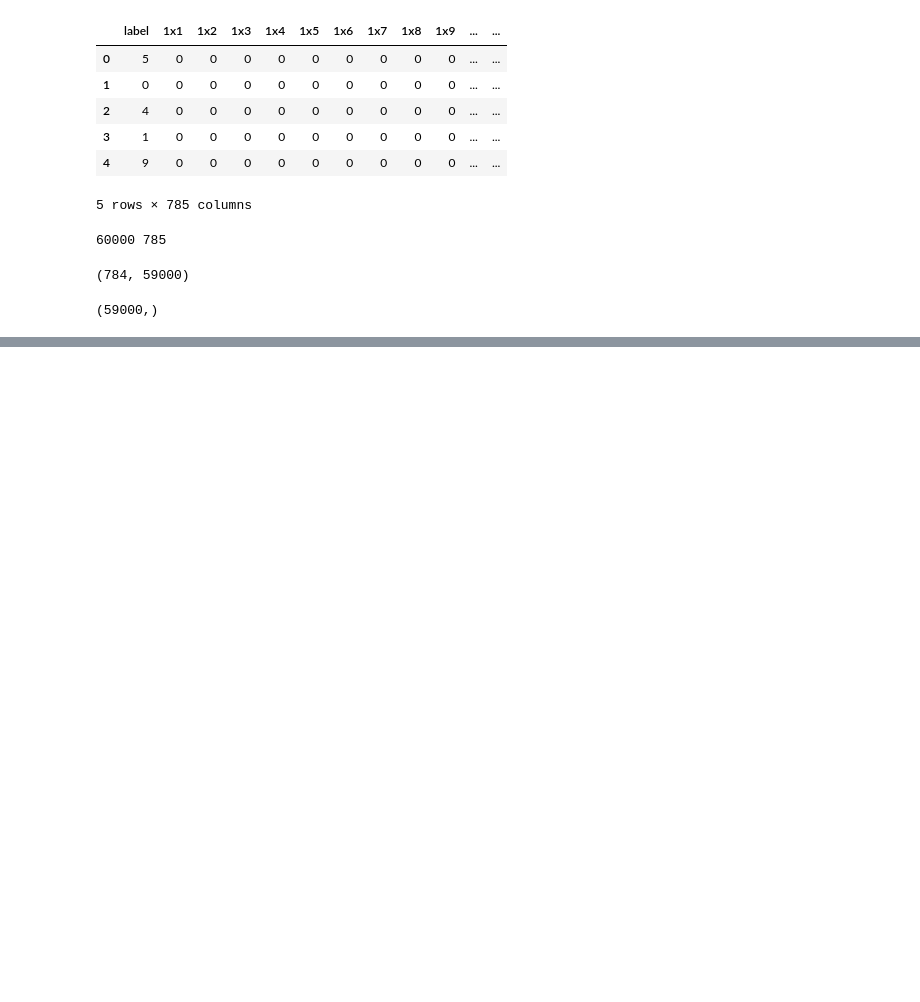
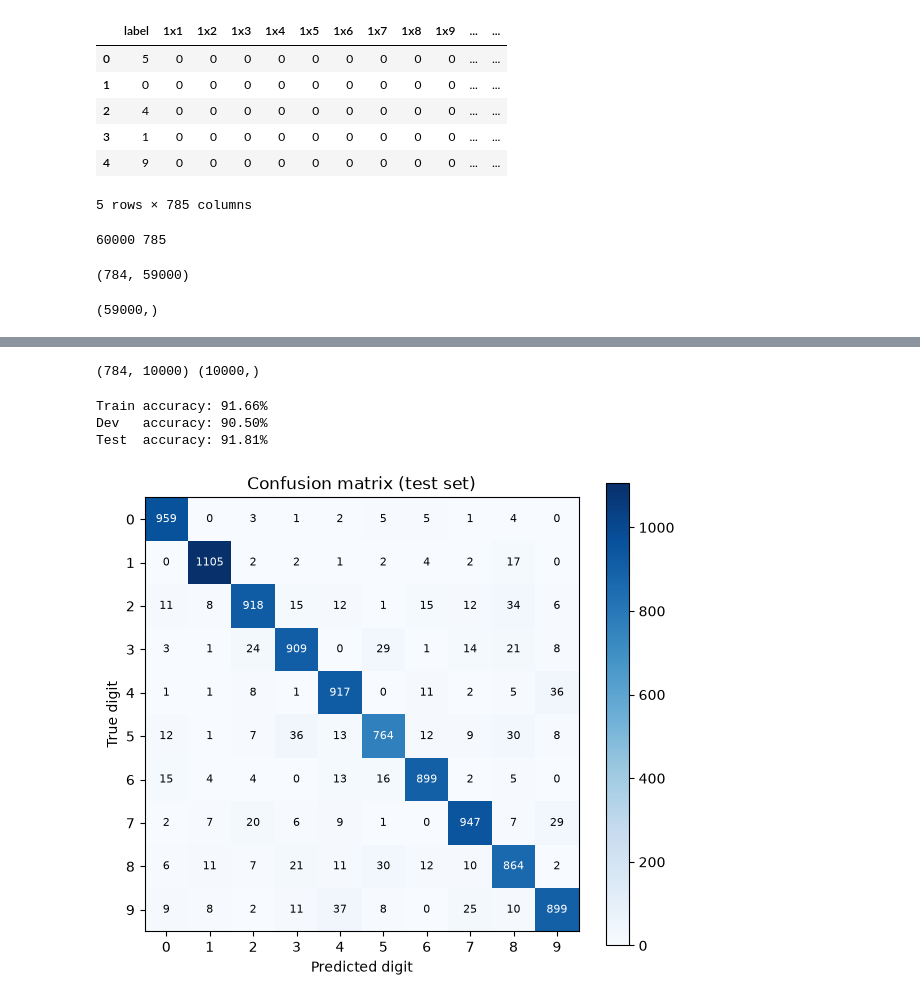
Before and after one commit to Kushal1706/MNSIT_Neural_Network_Model, a Jupyter notebook: model/mnsit_model.ipynb, the cells around one changed output, grey strips where cells are left out. Drawn from its saved outputs; the diff is of its cells as text; code cells hidden in the pictures; blank space fills up the shorter version.

```diff
--- a/model/mnsit_model.ipynb
+++ b/model/mnsit_model.ipynb
@@ -149,0 +150,42 @@ Accuracy: 91.47457627118644
+# %%
+test_data = pd.read_csv("../datasets/mnist_test.csv")
+test_data = np.array(test_data).T          # each column = one image
+
+Y_test = test_data[0]
+X_test = test_data[1:] / 255.0             # same /255 scaling as training
+print(X_test.shape, Y_test.shape)          # expect (784, 10000) (10000,)
+# %% [output]
+(784, 10000) (10000,)
+# %%
+def evaluate(X, Y, name):
+    _, _, _, A2 = forward_prop(W1, b1, W2, b2, X)
+    preds = get_predictions(A2)
+    acc = np.mean(preds == Y) * 100
+    print(f"{name} accuracy: {acc:.2f}%")
+    return preds
+
+train_preds = evaluate(X_train, Y_train, "Train")
+dev_preds   = evaluate(X_dev,   Y_dev,   "Dev  ")
+test_preds  = evaluate(X_test,  Y_test,  "Test ")
+# %% [output]
+Train accuracy: 91.66%
+Dev   accuracy: 90.50%
+Test  accuracy: 91.81%
+# %%
+cm = np.zeros((10, 10), dtype=int)
+for t, p in zip(Y_test, test_preds):
+    cm[t, p] += 1
+
+plt.figure(figsize=(7, 6))
+plt.imshow(cm, cmap="Blues")
+plt.colorbar()
+plt.xlabel("Predicted digit"); plt.ylabel("True digit")
+plt.title("Confusion matrix (test set)")
+plt.xticks(range(10)); plt.yticks(range(10))
+for i in range(10):
+    for j in range(10):
+        plt.text(j, i, cm[i, j], ha="center", va="center",
+                 color="white" if cm[i, j] > cm.max()/2 else "black", fontsize=8)
+plt.show()
+# %% [output]
+[figure, added]
```
Also changed, not shown: parts of 3 cells of this notebook.
